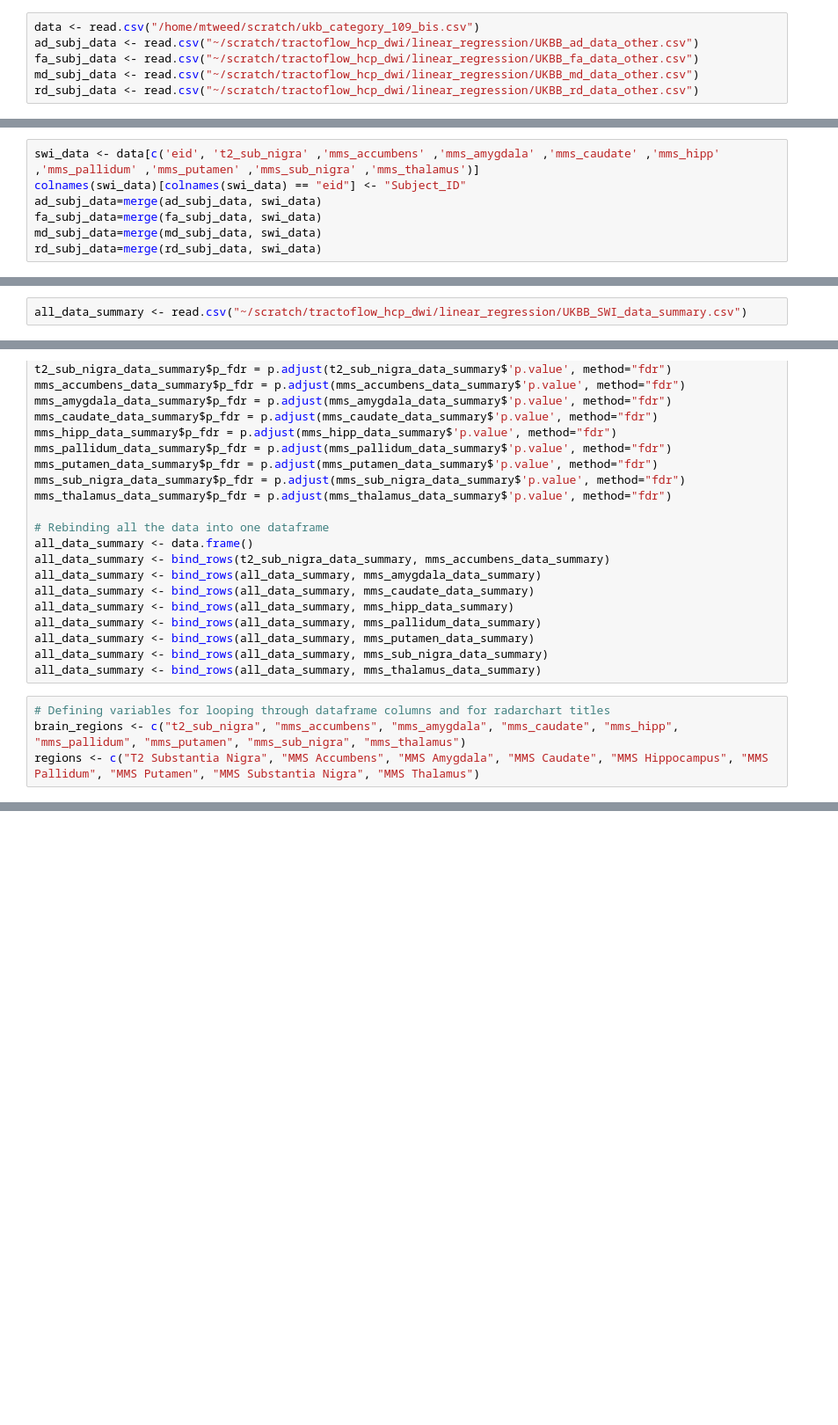
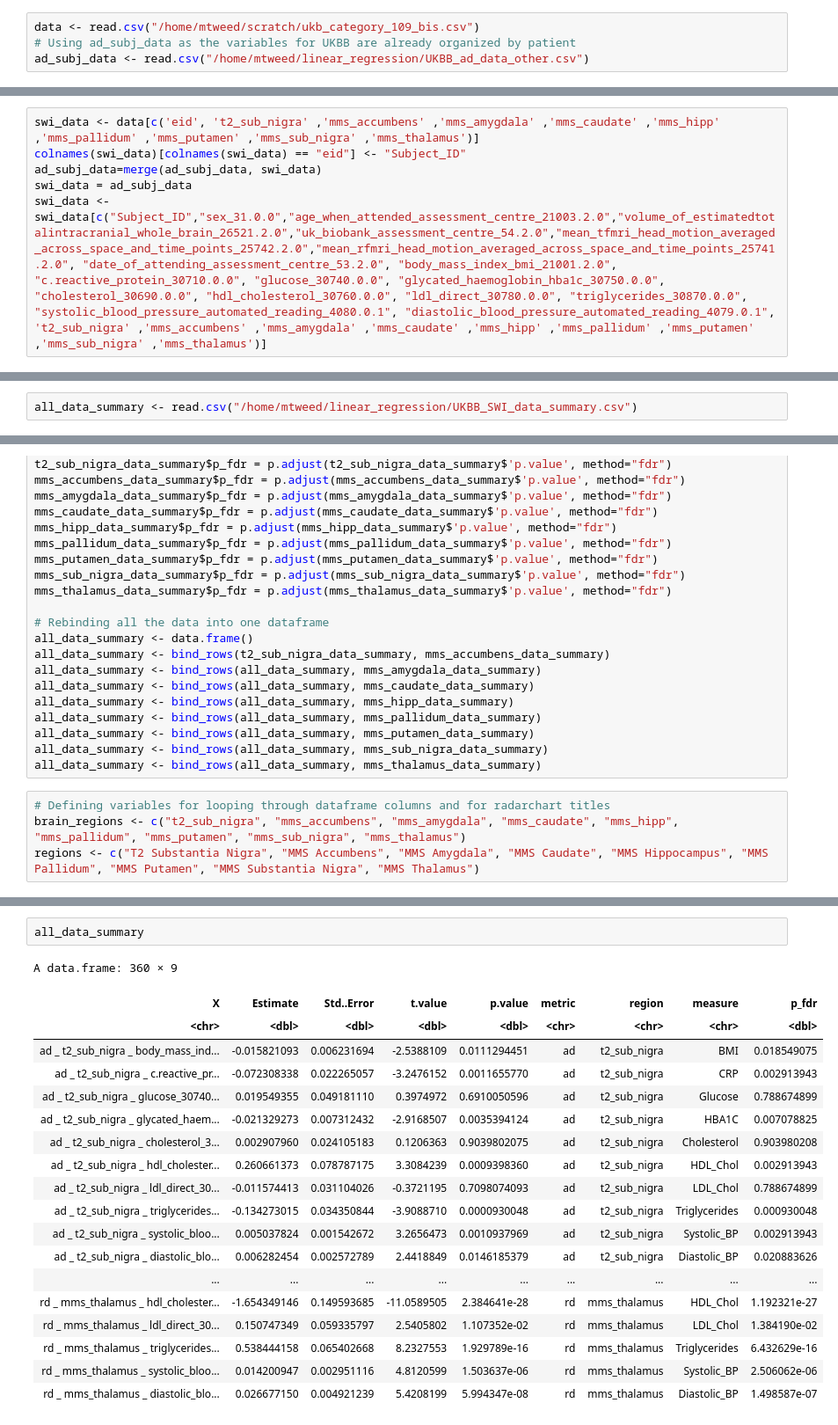
Before and after one commit to mtweedale/Subcortical_DTI, a Jupyter notebook: JupyterNotebook/SWI_UKBB.ipynb, the cells around one changed output, grey strips where cells are left out. Shown at 88% size. Drawn from its saved outputs; the diff is of its cells as text; blank space fills up the shorter version.

```diff
--- a/JupyterNotebook/SWI_UKBB.ipynb
+++ b/JupyterNotebook/SWI_UKBB.ipynb
@@ -9,9 +134,7 @@ library(plotrix)
 # %%
 data <- read.csv("/home/mtweed/scratch/ukb_category_109_bis.csv")
-ad_subj_data <- read.csv("~/scratch/tractoflow_hcp_dwi/linear_regression/UKBB_ad_data_other.csv")
-fa_subj_data <- read.csv("~/scratch/tractoflow_hcp_dwi/linear_regression/UKBB_fa_data_other.csv")
-md_subj_data <- read.csv("~/scratch/tractoflow_hcp_dwi/linear_regression/UKBB_md_data_other.csv")
-rd_subj_data <- read.csv("~/scratch/tractoflow_hcp_dwi/linear_regression/UKBB_rd_data_other.csv")
+# Using ad_subj_data as the variables for UKBB are already organized by patient
+ad_subj_data <- read.csv("/home/mtweed/linear_regression/UKBB_ad_data_other.csv")
 # %%
 names(data)[names(data) == 'X24483.2.0'] <- 't2_sub_nigra_right'
 names(data)[names(data) == 'X24484.2.0'] <- 't2_sub_nigra_left'
@@ -45,6 +168,5 @@ data$mms_thalamus <- rowMeans(data[c('mms_thalamus_left' ,'mms_thalamus_right')]
 swi_data <- data[c('eid', 't2_sub_nigra' ,'mms_accumbens' ,'mms_amygdala' ,'mms_caudate' ,'mms_hipp' ,'mms_pallidum' ,'mms_putamen' ,'mms_sub_nigra' ,'mms_thalamus')]
 colnames(swi_data)[colnames(swi_data) == "eid"] <- "Subject_ID"
 ad_subj_data=merge(ad_subj_data, swi_data)
-fa_subj_data=merge(fa_subj_data, swi_data)
-md_subj_data=merge(md_subj_data, swi_data)
-rd_subj_data=merge(rd_subj_data, swi_data)
+swi_data = ad_subj_data
+swi_data <- swi_data[c("Subject_ID","sex_31.0.0","age_when_attended_assessment_centre_21003.2.0","volume_of_estimatedtotalintracranial_whole_brain_26521.2.0","uk_biobank_assessment_centre_54.2.0","mean_tfmri_head_motion_averaged_across_space_and_time_points_25742.2.0","mean_rfmri_head_motion_averaged_across_space_and_time_points_25741.2.0", "date_of_attending_assessment_centre_53.2.0", "body_mass_index_bmi_21001.2.0", "c.reactive_protein_30710.0.0", "glucose_30740.0.0", "glycated_haemoglobin_hba1c_30750.0.0", "cholesterol_30690.0.0", "hdl_cholesterol_30760.0.0", "ldl_direct_30780.0.0", "triglycerides_30870.0.0", "systolic_blood_pressure_automated_reading_4080.0.1", "diastolic_blood_pressure_automated_reading_4079.0.1", 't2_sub_nigra' ,'mms_accumbens' ,'mms_amygdala' ,'mms_caudate' ,'mms_hipp' ,'mms_pallidum' ,'mms_putamen' ,'mms_sub_nigra' ,'mms_thalamus')]
@@ -99,2 +232,2 @@ write.csv(all_data_summary, "~/scratch/tractoflow_hcp_dwi/linear_regression/UKBB
 # %%
-all_data_summary <- read.csv("~/scratch/tractoflow_hcp_dwi/linear_regression/UKBB_SWI_data_summary.csv")
+all_data_summary <- read.csv("/home/mtweed/linear_regression/UKBB_SWI_data_summary.csv")
@@ -315,0 +412,22 @@ Warning message in max(significant_data$t.value, na.rm = TRUE):
+# %%
+all_data_summary
+# %% [output]
+A data.frame: 360 × 9
+| X | Estimate | Std..Error | t.value | p.value | metric | region | measure | p_fdr |
+| <chr> | <dbl> | <dbl> | <dbl> | <dbl> | <chr> | <chr> | <chr> | <dbl> |
+| ad _ t2_sub_nigra _ body_mass_ind... | -0.015821093 | 0.006231694 | -2.5388109 | 0.0111294451 | ad | t2_sub_nigra | BMI | 0.018549075 |
+| ad _ t2_sub_nigra _ c.reactive_pr... | -0.072308338 | 0.022265057 | -3.2476152 | 0.0011655770 | ad | t2_sub_nigra | CRP | 0.002913943 |
+| ad _ t2_sub_nigra _ glucose_30740... | 0.019549355 | 0.049181110 | 0.3974972 | 0.6910050596 | ad | t2_sub_nigra | Glucose | 0.788674899 |
+| ad _ t2_sub_nigra _ glycated_haem... | -0.021329273 | 0.007312432 | -2.9168507 | 0.0035394124 | ad | t2_sub_nigra | HBA1C | 0.007078825 |
+| ad _ t2_sub_nigra _ cholesterol_3... | 0.002907960 | 0.024105183 | 0.1206363 | 0.9039802075 | ad | t2_sub_nigra | Cholesterol | 0.903980208 |
+| ad _ t2_sub_nigra _ hdl_cholester... | 0.260661373 | 0.078787175 | 3.3084239 | 0.0009398360 | ad | t2_sub_nigra | HDL_Chol | 0.002913943 |
+| ad _ t2_sub_nigra _ ldl_direct_30... | -0.011574413 | 0.031104026 | -0.3721195 | 0.7098074093 | ad | t2_sub_nigra | LDL_Chol | 0.788674899 |
+| ad _ t2_sub_nigra _ triglycerides... | -0.134273015 | 0.034350844 | -3.9088710 | 0.0000930048 | ad | t2_sub_nigra | Triglycerides | 0.000930048 |
+| ad _ t2_sub_nigra _ systolic_bloo... | 0.005037824 | 0.001542672 | 3.2656473 | 0.0010937969 | ad | t2_sub_nigra | Systolic_BP | 0.002913943 |
+| ad _ t2_sub_nigra _ diastolic_blo... | 0.006282454 | 0.002572789 | 2.4418849 | 0.0146185379 | ad | t2_sub_nigra | Diastolic_BP | 0.020883626 |
+| ... | ... | ... | ... | ... | ... | ... | ... | ... |
+| rd _ mms_thalamus _ hdl_cholester... | -1.654349146 | 0.149593685 | -11.0589505 | 2.384641e-28 | rd | mms_thalamus | HDL_Chol | 1.192321e-27 |
+| rd _ mms_thalamus _ ldl_direct_30... | 0.150747349 | 0.059335797 | 2.5405802 | 1.107352e-02 | rd | mms_thalamus | LDL_Chol | 1.384190e-02 |
+| rd _ mms_thalamus _ triglycerides... | 0.538444158 | 0.065402668 | 8.2327553 | 1.929789e-16 | rd | mms_thalamus | Triglycerides | 6.432629e-16 |
+| rd _ mms_thalamus _ systolic_bloo... | 0.014200947 | 0.002951116 | 4.8120599 | 1.503637e-06 | rd | mms_thalamus | Systolic_BP | 2.506062e-06 |
+| rd _ mms_thalamus _ diastolic_blo... | 0.026677150 | 0.004921239 | 5.4208199 | 5.994347e-08 | rd | mms_thalamus | Diastolic_BP | 1.498587e-07 |
```
Also changed, not shown: parts of 8 cells of this notebook, 8 other files.
